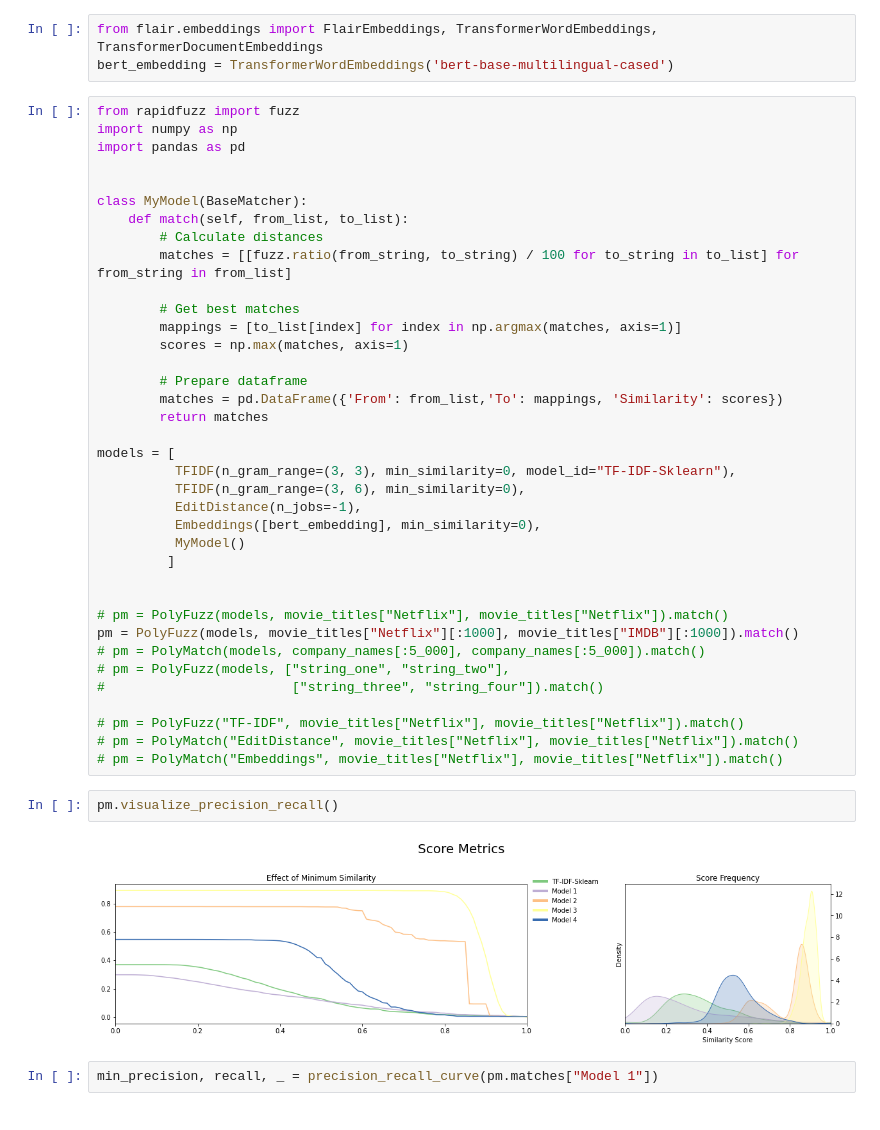
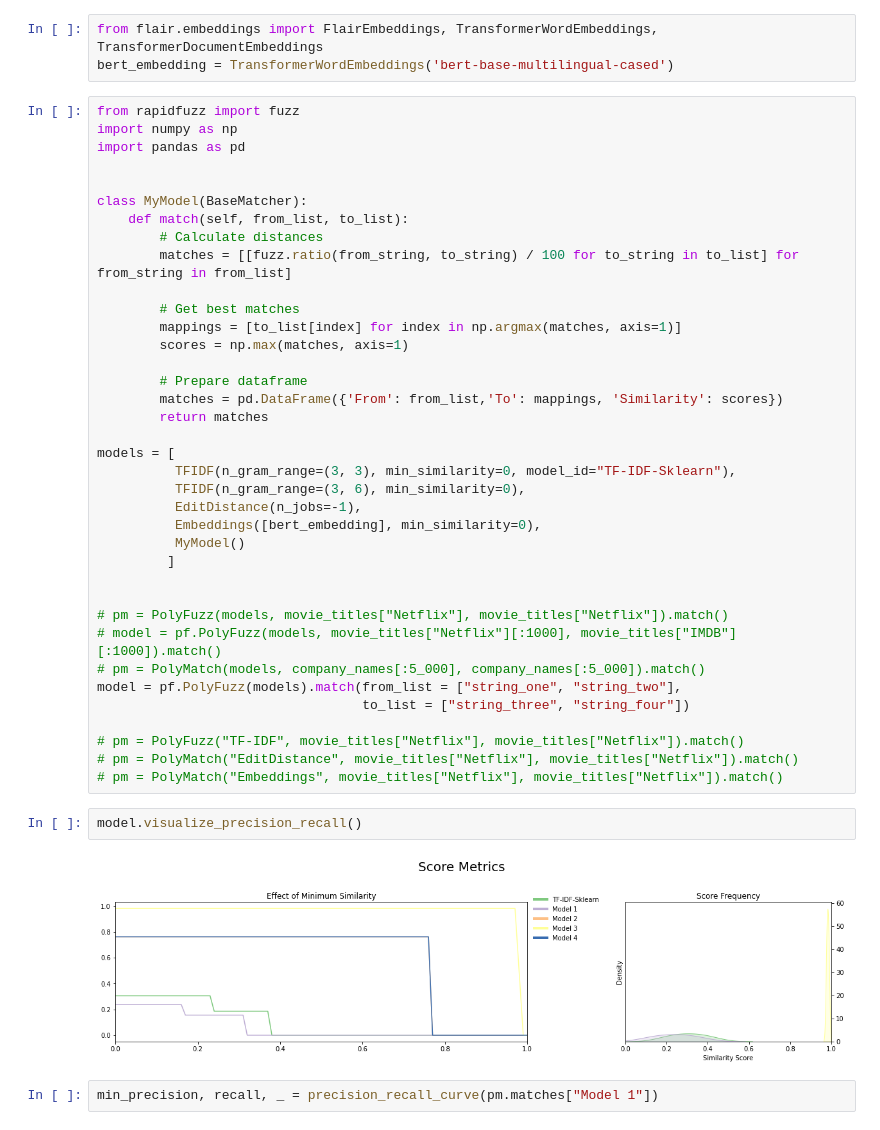
Before and after one commit to MaartenGr/PolyFuzz, a Jupyter notebook: notebooks/Overview-Copy1.ipynb, the cells around one changed output. Saved outputs shown, nothing was run; the diff lists cells and outputs as text.

```diff
--- a/notebooks/Overview-Copy1.ipynb
+++ b/notebooks/Overview-Copy1.ipynb
@@ -58,18 +58,18 @@ models = [
 
 
 # pm = PolyFuzz(models, movie_titles["Netflix"], movie_titles["Netflix"]).match()
-pm = PolyFuzz(models, movie_titles["Netflix"][:1000], movie_titles["IMDB"][:1000]).match()
+# model = pf.PolyFuzz(models, movie_titles["Netflix"][:1000], movie_titles["IMDB"][:1000]).match()
 # pm = PolyMatch(models, company_names[:5_000], company_names[:5_000]).match()
-# pm = PolyFuzz(models, ["string_one", "string_two"],
-#                        ["string_three", "string_four"]).match()
+model = pf.PolyFuzz(models).match(from_list = ["string_one", "string_two"],
+                                  to_list = ["string_three", "string_four"])
 
 # pm = PolyFuzz("TF-IDF", movie_titles["Netflix"], movie_titles["Netflix"]).match()
 # pm = PolyMatch("EditDistance", movie_titles["Netflix"], movie_titles["Netflix"]).match()
 # pm = PolyMatch("Embeddings", movie_titles["Netflix"], movie_titles["Netflix"]).match()
 # %%
-pm.visualize_precision_recall()
+model.visualize_precision_recall()
 # %% [output]
-[figure, old version]
+[figure, new version]
 # %%
 min_precision, recall, _ = precision_recall_curve(pm.matches["Model 1"])
 # %%
```
Also changed, not shown: parts of 1 cell of this notebook, 5 other files.
